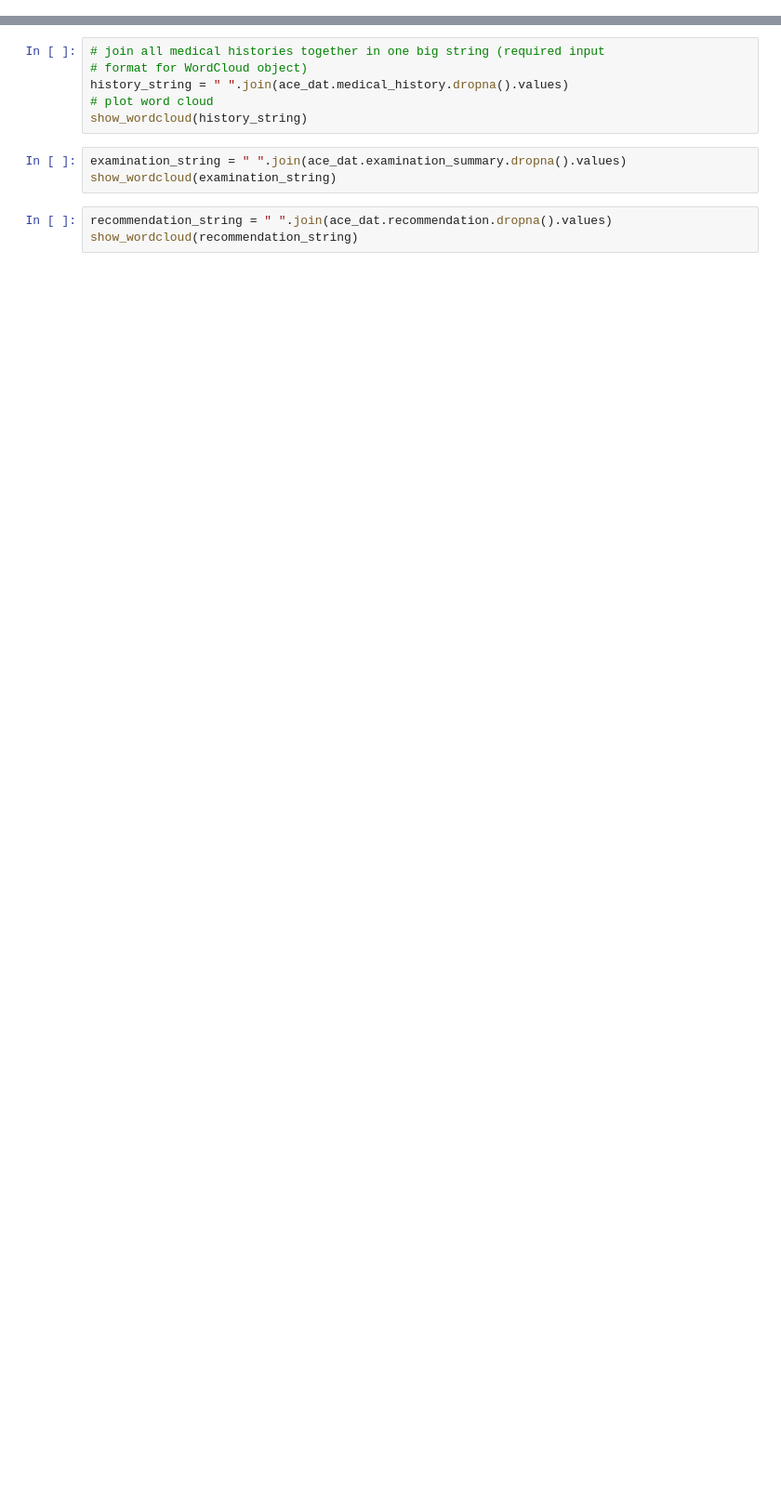
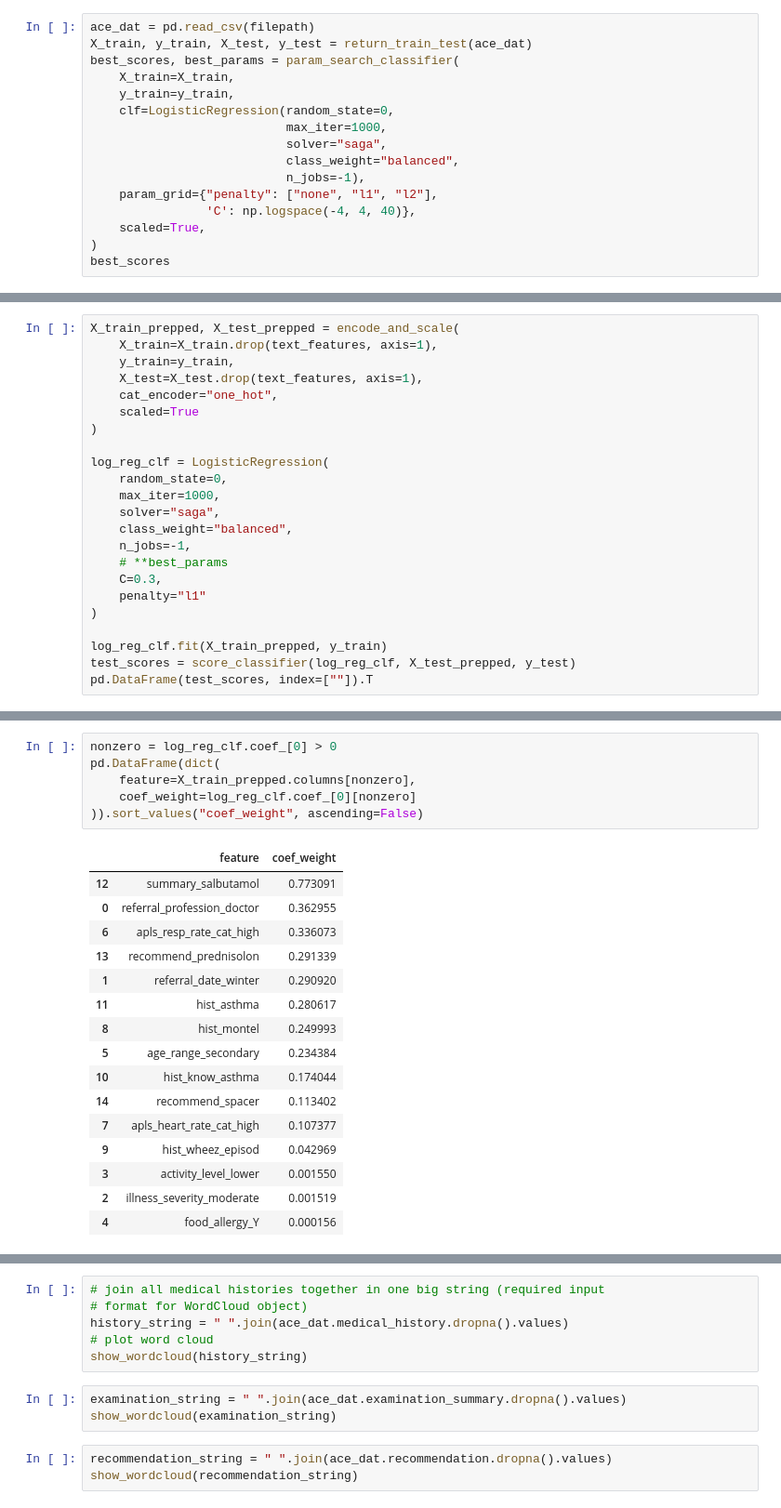
Before and after one commit to btcooper22/ace_project, a Jupyter notebook: exploration/text_analysis.ipynb, the cells around one changed output, grey strips where cells are left out. Shown at 93% size. Drawn from its saved outputs; the diff is of its cells as text; blank space fills up the shorter version.

```diff
--- a/exploration/text_analysis.ipynb
+++ b/exploration/text_analysis.ipynb
@@ -200,0 +296,16 @@ print(80 * "=")
+# %%
+ace_dat = pd.read_csv(filepath)
+X_train, y_train, X_test, y_test = return_train_test(ace_dat)
+best_scores, best_params = param_search_classifier(
+    X_train=X_train,
+    y_train=y_train,
+    clf=LogisticRegression(random_state=0,
+                           max_iter=1000,
+                           solver="saga",
+                           class_weight="balanced",
+                           n_jobs=-1),
+    param_grid={"penalty": ["none", "l1", "l2"],
+                'C': np.logspace(-4, 4, 40)},
+    scaled=True,
+)
+best_scores
@@ -200,0 +415,23 @@ print(80 * "=")
+# %%
+X_train_prepped, X_test_prepped = encode_and_scale(
+    X_train=X_train.drop(text_features, axis=1),
+    y_train=y_train,
+    X_test=X_test.drop(text_features, axis=1),
+    cat_encoder="one_hot",
+    scaled=True
+)
+
+log_reg_clf = LogisticRegression(
+    random_state=0,
+    max_iter=1000,
+    solver="saga",
+    class_weight="balanced",
+    n_jobs=-1,
+    # **best_params
+    C=0.3,
+    penalty="l1"
+)
+
+log_reg_clf.fit(X_train_prepped, y_train)
+test_scores = score_classifier(log_reg_clf, X_test_prepped, y_test)
+pd.DataFrame(test_scores, index=[""]).T
@@ -200,0 +449,23 @@ print(80 * "=")
+# %%
+nonzero = log_reg_clf.coef_[0] > 0
+pd.DataFrame(dict(
+    feature=X_train_prepped.columns[nonzero],
+    coef_weight=log_reg_clf.coef_[0][nonzero]
+)).sort_values("coef_weight", ascending=False)
+# %% [output]
+|  | feature | coef_weight |
+| 12 | summary_salbutamol | 0.773091 |
+| 0 | referral_profession_doctor | 0.362955 |
+| 6 | apls_resp_rate_cat_high | 0.336073 |
+| 13 | recommend_prednisolon | 0.291339 |
+| 1 | referral_date_winter | 0.290920 |
+| 11 | hist_asthma | 0.280617 |
+| 8 | hist_montel | 0.249993 |
+| 5 | age_range_secondary | 0.234384 |
+| 10 | hist_know_asthma | 0.174044 |
+| 14 | recommend_spacer | 0.113402 |
+| 7 | apls_heart_rate_cat_high | 0.107377 |
+| 9 | hist_wheez_episod | 0.042969 |
+| 3 | activity_level_lower | 0.001550 |
+| 2 | illness_severity_moderate | 0.001519 |
+| 4 | food_allergy_Y | 0.000156 |
```
Also changed, not shown: parts of 23 cells of this notebook, 5 other files.
